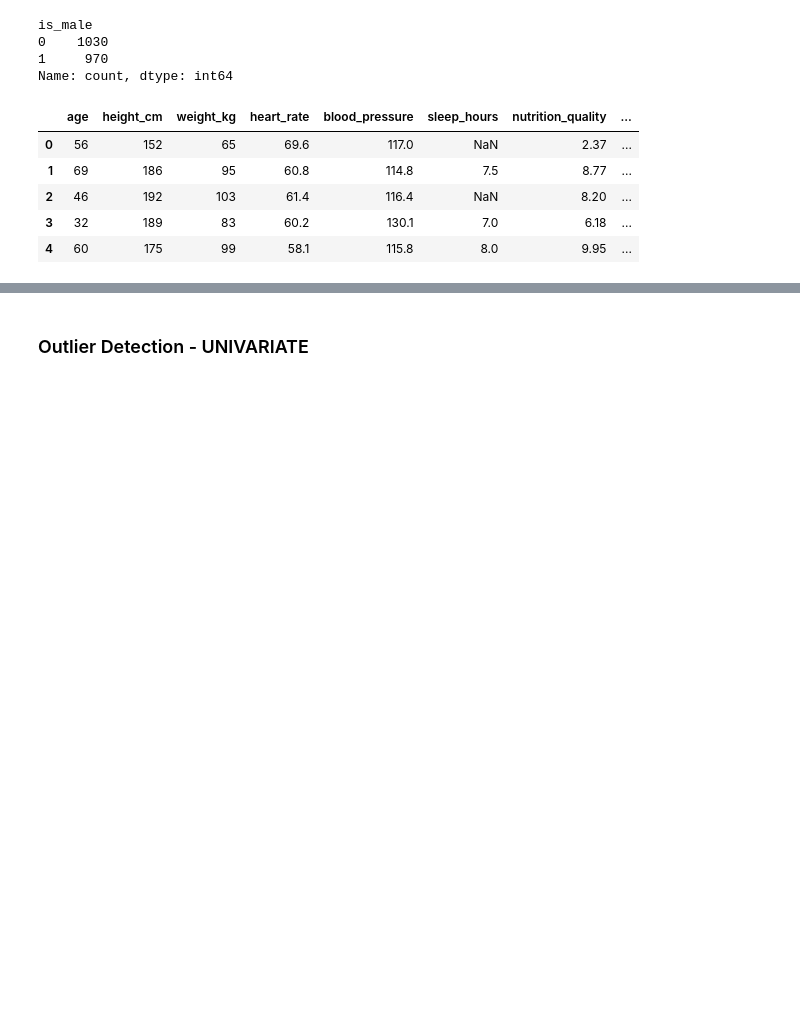
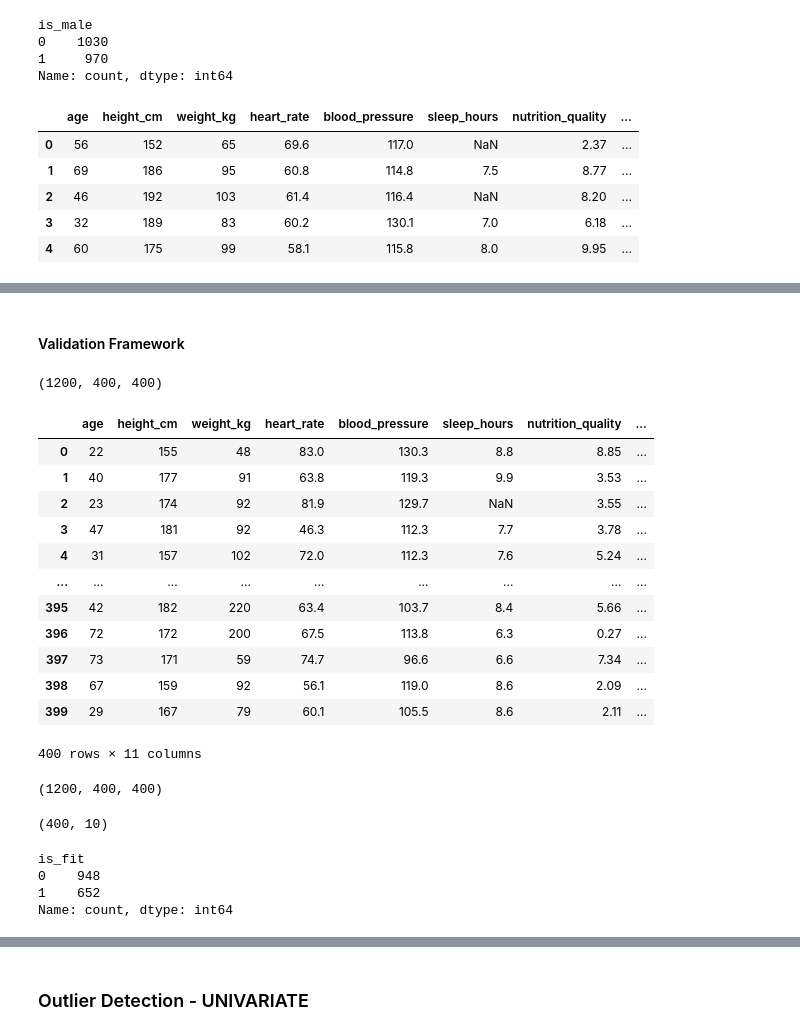
Before and after one commit to sharat25ai-dev/Machine_Learning_Projects, a Jupyter notebook: notebook.ipynb, the cells around one changed output, grey strips where cells are left out. Saved outputs shown, nothing was run; the diff lists cells and outputs as text; code cells hidden in the pictures; blank space fills up the shorter version.

```diff
--- a/notebook.ipynb
+++ b/notebook.ipynb
@@ -124,6 +116,13 @@ gender
 F    1030
 M     970
 Name: count, dtype: int64
+# %%
+df['gender'] = df['gender'].map(
+    {
+     'M': 1,
+     'F': 0,
+    }
+)
 # %%
 df = df.rename(columns={'gender': 'is_male'})
 # %%
@@ -158,0 +159,28 @@ list(df.columns)
+# %% [markdown]
+#### Validation Framework
+# %%
+df_full_train, df_test = train_test_split(df, test_size = 0.2, random_state=1)
+# %%
+df_train, df_val = train_test_split(df_full_train, test_size = 0.25, random_state=1)
+# %%
+len(df_train), len(df_val), len(df_test)
+# %% [output]
+(1200, 400, 400)
+# %%
+df_train.reset_index(drop=True)
+df_val.reset_index(drop=True)
+df_test.reset_index(drop=True)
+# %% [output]
+|  | age | height_cm | weight_kg | heart_rate | blood_pressure | sleep_hours | nutrition_quality | ... |
+| 0 | 22 | 155 | 48 | 83.0 | 130.3 | 8.8 | 8.85 | ... |
+| 1 | 40 | 177 | 91 | 63.8 | 119.3 | 9.9 | 3.53 | ... |
+| 2 | 23 | 174 | 92 | 81.9 | 129.7 | NaN | 3.55 | ... |
+| 3 | 47 | 181 | 92 | 46.3 | 112.3 | 7.7 | 3.78 | ... |
+| 4 | 31 | 157 | 102 | 72.0 | 112.3 | 7.6 | 5.24 | ... |
+| ... | ... | ... | ... | ... | ... | ... | ... | ... |
+| 395 | 42 | 182 | 220 | 63.4 | 103.7 | 8.4 | 5.66 | ... |
+| 396 | 72 | 172 | 200 | 67.5 | 113.8 | 6.3 | 0.27 | ... |
+| 397 | 73 | 171 | 59 | 74.7 | 96.6 | 6.6 | 7.34 | ... |
+| 398 | 67 | 159 | 92 | 56.1 | 119.0 | 8.6 | 2.09 | ... |
+| 399 | 29 | 167 | 79 | 60.1 | 105.5 | 8.6 | 2.11 | ... |
+400 rows × 11 columns
@@ -158,0 +191,4 @@ list(df.columns)
+# %%
+len(y_train), len(y_val), len(y_test)
+# %% [output]
+(1200, 400, 400)
@@ -158,0 +199,11 @@ list(df.columns)
+# %%
+df_test.shape
+# %% [output]
+(400, 10)
+# %%
+df_full_train['is_fit'].value_counts()
+# %% [output]
+is_fit
+0    948
+1    652
+Name: count, dtype: int64
```
Also changed, not shown: parts of 12 cells of this notebook.
